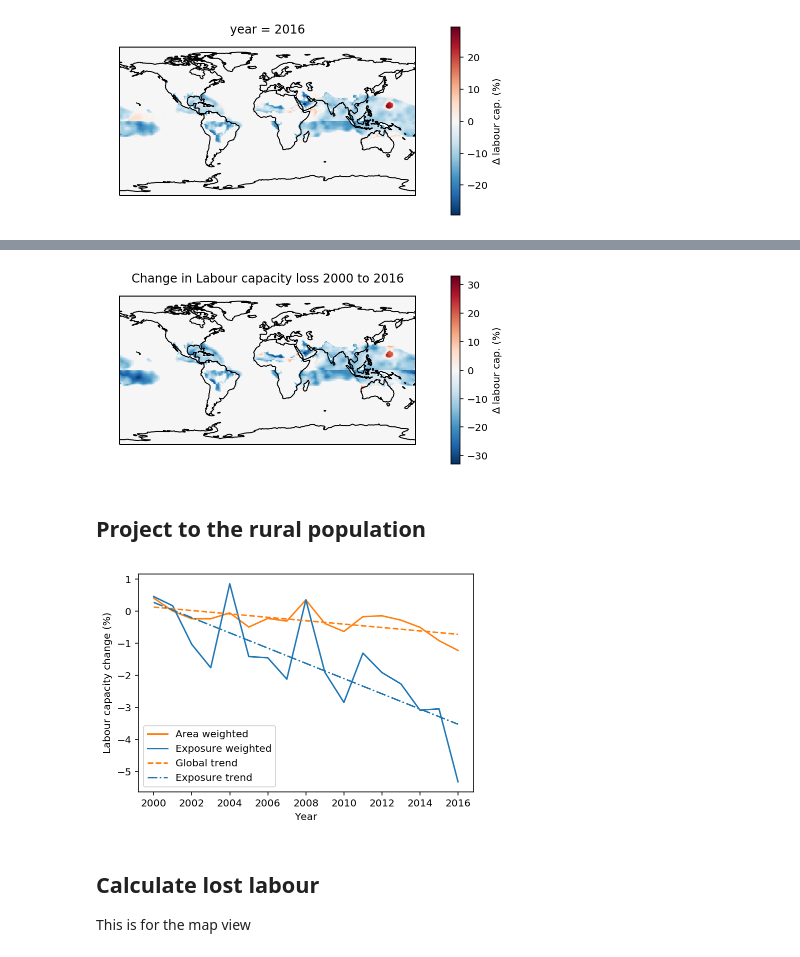
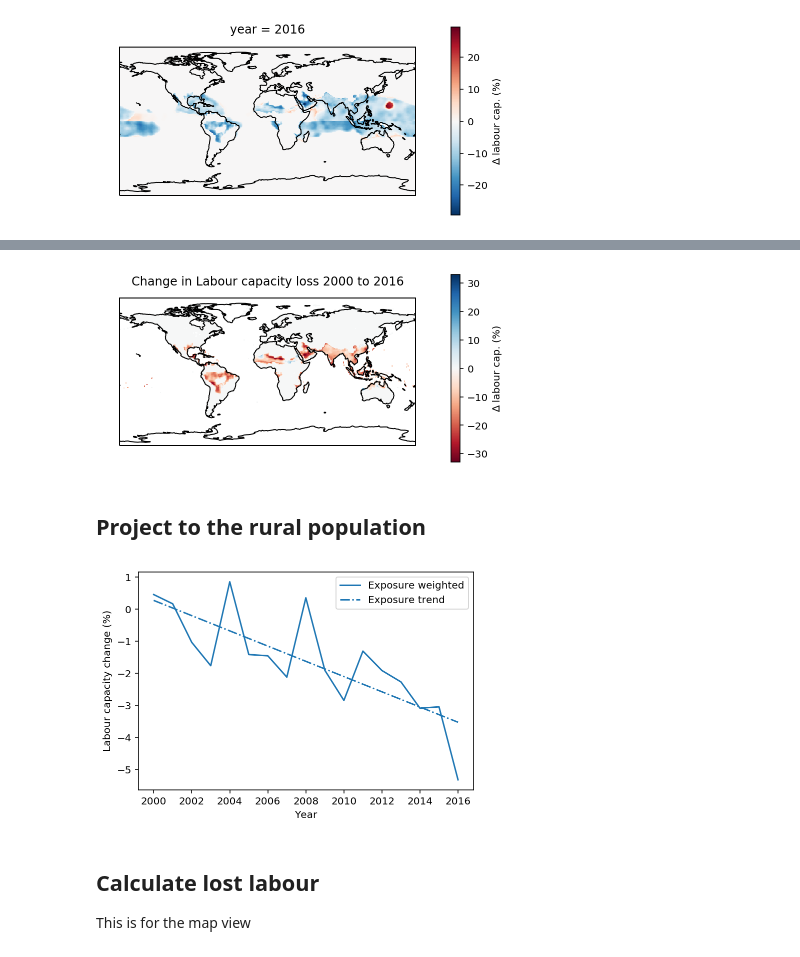
Before and after one commit to mangecoeur/health-climate-exposure, a Jupyter notebook: Labour capacity change.ipynb, the cells around one changed output, grey strips where cells are left out. Saved outputs shown, nothing was run; the diff lists cells and outputs as text; code cells hidden in the pictures.

```diff
--- a/Labour capacity change.ipynb
+++ b/Labour capacity change.ipynb
@@ -279,20 +251,23 @@ f.savefig('labour_capacity_delta_2016.png', dpi=300)
 # %%
+
 year_data = labour_delta.sel(year=2016) - labour_delta.sel(year=2000)
-
+year_data = year_data * population_tools.get_water_mask(year_data)
 f = plt.figure(figsize=(6,3))
 
 ax = plt.axes(projection=ccrs.PlateCarree())
 year_data.plot.pcolormesh(ax=ax,
                           transform=ccrs.PlateCarree(),
-                          cbar_kwargs=dict(label='∆ labour cap. (%)'))
+                          cbar_kwargs=dict(label='∆ labour cap. (%)'),
+                          cmap='RdBu'
+                         )
 ax.coastlines()
 plt.tight_layout()
 plt.title('Change in Labour capacity loss 2000 to 2016')
 
 
 f.savefig('labour_capacity_delta_change_2000-2016.png', dpi=300)
 # %% [output]
-[figure, old version]
+[figure, new version]
 # %% [markdown]
 ## Project to the rural population
 # %%
@@ -315,16 +293,16 @@ global_capacity_ts = get_global_capacity(labour_delta)
 # %%
-labour_capacity_ts.plot(color='C1',label='Area weighted')
+# labour_capacity_ts.plot(color='C1',label='Area weighted')
 global_capacity_ts.plot(color='C0',label='Exposure weighted')
 # mean_exposures_ts.plot(color='C9', label='Experienced, Year 2000 baseline')
 
 
-anom_reg = stats.linregress(labour_capacity_ts.year.values, labour_capacity_ts.values)
-anom_reg = (anom_reg.slope * labour_capacity_ts.year) + anom_reg.intercept
+# anom_reg = stats.linregress(labour_capacity_ts.year.values, labour_capacity_ts.values)
+# anom_reg = (anom_reg.slope * labour_capacity_ts.year) + anom_reg.intercept
 
 exposures_reg = stats.linregress(global_capacity_ts.year.values, global_capacity_ts.values)
 exposures_reg = (exposures_reg.slope * global_capacity_ts.year) + exposures_reg.intercept
 
-anom_reg.plot.line('--', color='C1', label='Global trend')
+# anom_reg.plot.line('--', color='C1', label='Global trend')
 exposures_reg.plot.line('-.', color='C0', label='Exposure trend')
 
 
@@ -333,7 +311,7 @@ plt.ylabel('Labour capacity change (%)')
 plt.legend()
 plt.savefig('labour_capacity_comp_2000-2016.png', dpi=300)
 # %% [output]
-[figure, old version]
+[figure, new version]
 # %%
 output = labour_capacity_ts.to_dataframe().join(global_capacity_ts.to_dataframe())
 output.columns = ['Area weighted % change', 'Exposure weighted % change']
```
Also changed, not shown: parts of 8 cells of this notebook, 9 other files.
